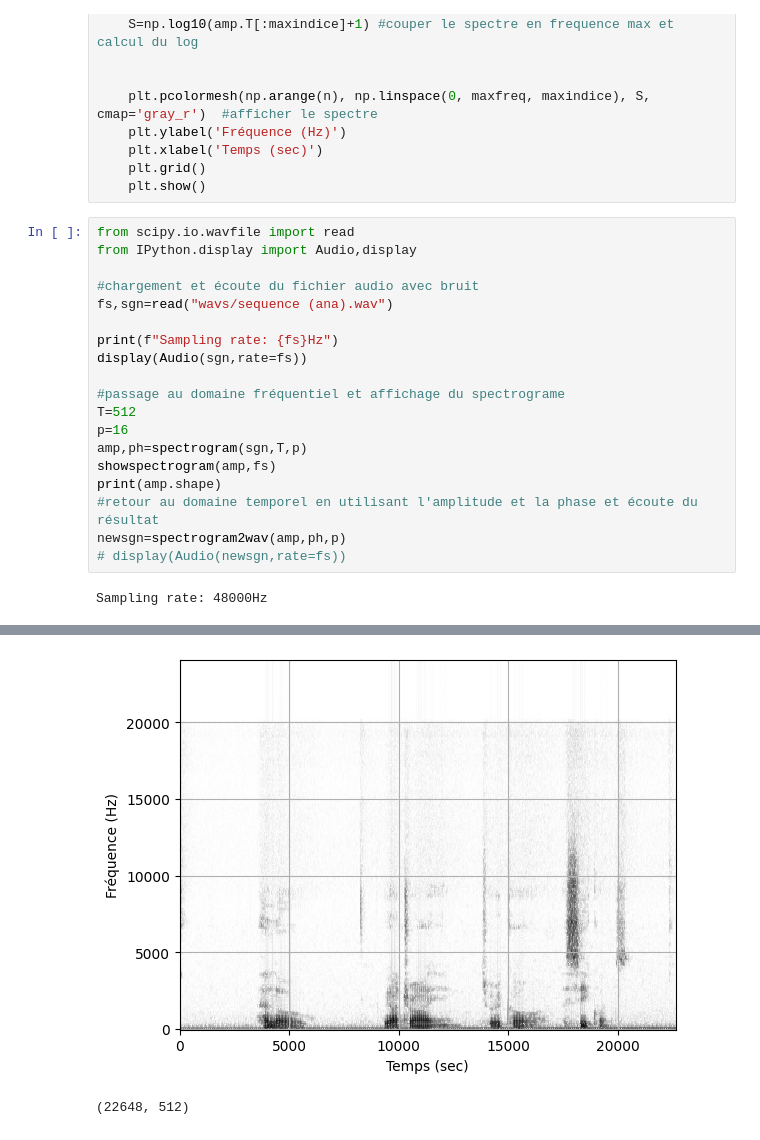
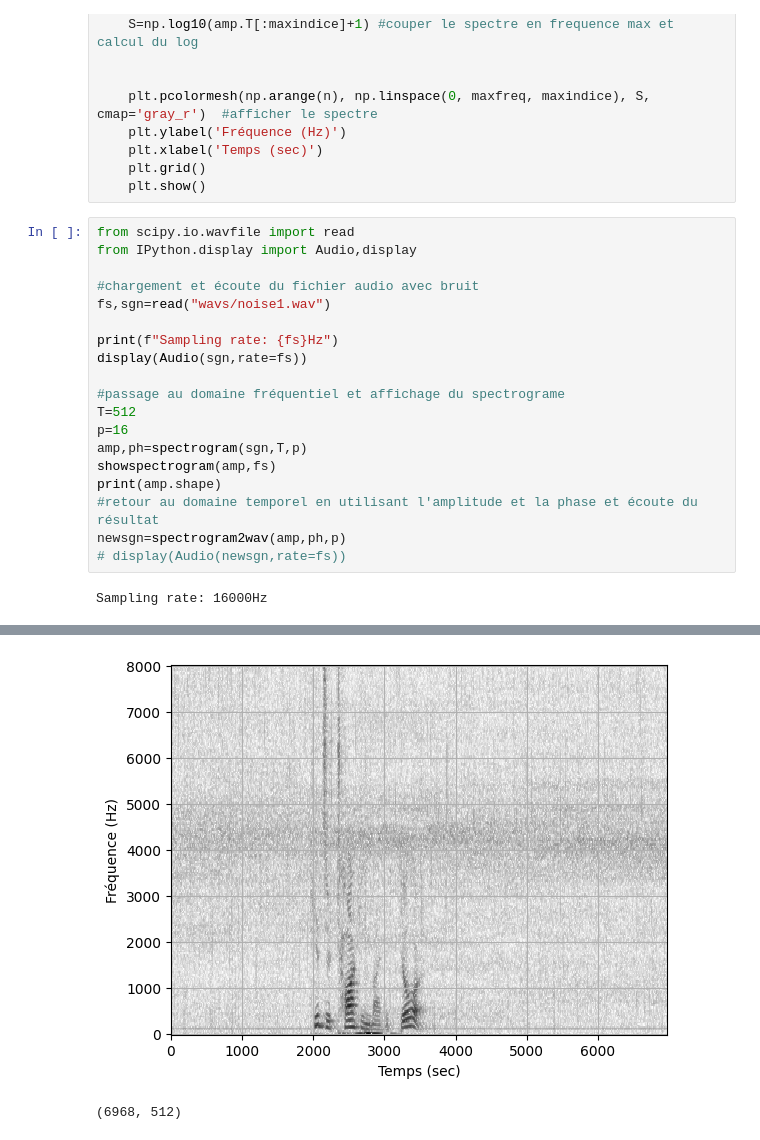
Before and after one commit to Nourine-Nadir/Speech_Processing, a Jupyter notebook: Speech Preprocessing/Noise cancelling.ipynb, the cells around one changed output, grey strips where cells are left out. Saved outputs shown, nothing was run; the diff lists cells and outputs as text.

```diff
--- a/Speech Preprocessing/Noise cancelling.ipynb
+++ b/Speech Preprocessing/Noise cancelling.ipynb
@@ -47,25 +47,25 @@ def showspectrogram(amp,fs):
 # %%
 from scipy.io.wavfile import read
 from IPython.display import Audio,display
 
 #chargement et écoute du fichier audio avec bruit
-fs,sgn=read("wavs/sequence (ana).wav")
+fs,sgn=read("wavs/noise1.wav")
 
 print(f"Sampling rate: {fs}Hz")
 display(Audio(sgn,rate=fs))
 
 #passage au domaine fréquentiel et affichage du spectrograme
 T=512
 p=16
 amp,ph=spectrogram(sgn,T,p)
 showspectrogram(amp,fs)
 print(amp.shape)
 #retour au domaine temporel en utilisant l'amplitude et la phase et écoute du résultat
 newsgn=spectrogram2wav(amp,ph,p)
 # display(Audio(newsgn,rate=fs))
 # %% [output]
-Sampling rate: 48000Hz
+Sampling rate: 16000Hz
 [interactive output not drawn]
-[figure, old version]
+[figure, new version]
-(22648, 512)
+(6968, 512)
 # %%
```
Also changed, not shown: parts of 4 cells of this notebook, 1 other file.
